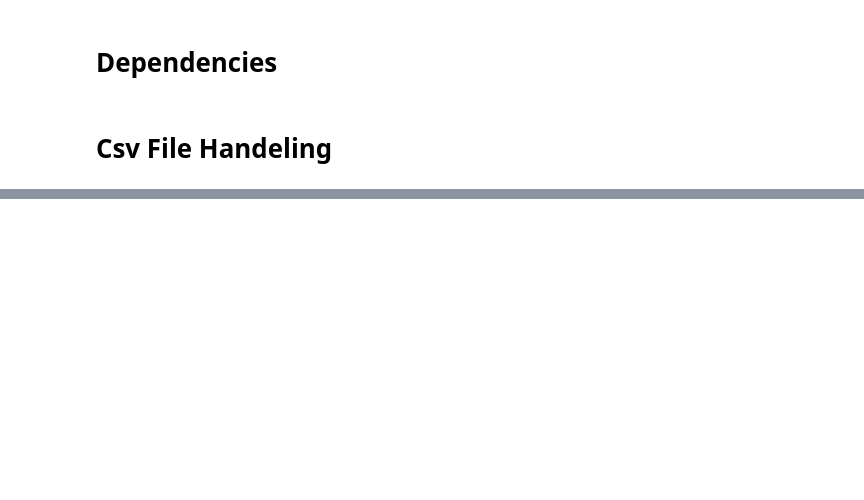
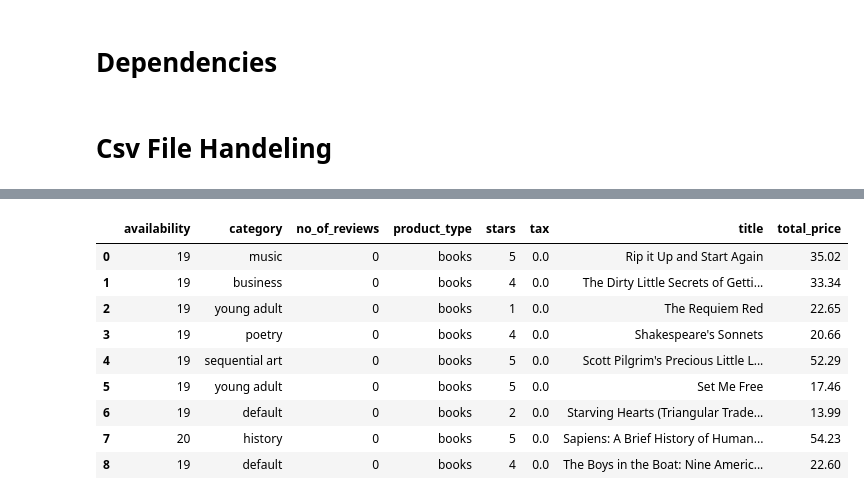
Before and after one commit to Rayal-Khatri/Python, a Jupyter notebook: Pandas/Read_files.ipynb, the cells around one changed output, grey strips where cells are left out. Saved outputs shown, nothing was run; the diff lists cells and outputs as text; code cells hidden in the pictures; blank space fills up the shorter version.

```diff
--- a/Pandas/Read_files.ipynb
+++ b/Pandas/Read_files.ipynb
@@ -23,0 +78,18 @@ df
+# %%
+df = pd.read_csv(
+    'bookdata.csv',
+    nrows = 100 ,
+    usecols = [0,1,3,4,5,6,7,8],
+)
+df.head(9)
+# %% [output]
+|  | availability | category | no_of_reviews | product_type | stars | tax | title | total_price |
+| 0 | 19 | music | 0 | books | 5 | 0.0 | Rip it Up and Start Again | 35.02 |
+| 1 | 19 | business | 0 | books | 4 | 0.0 | The Dirty Little Secrets of Getti... | 33.34 |
+| 2 | 19 | young adult | 0 | books | 1 | 0.0 | The Requiem Red | 22.65 |
+| 3 | 19 | poetry | 0 | books | 4 | 0.0 | Shakespeare's Sonnets | 20.66 |
+| 4 | 19 | sequential art | 0 | books | 5 | 0.0 | Scott Pilgrim's Precious Little L... | 52.29 |
+| 5 | 19 | young adult | 0 | books | 5 | 0.0 | Set Me Free | 17.46 |
+| 6 | 19 | default | 0 | books | 2 | 0.0 | Starving Hearts (Triangular Trade... | 13.99 |
+| 7 | 20 | history | 0 | books | 5 | 0.0 | Sapiens: A Brief History of Human... | 54.23 |
+| 8 | 19 | default | 0 | books | 4 | 0.0 | The Boys in the Boat: Nine Americ... | 22.60 |
```
Also changed, not shown: parts of 11 cells of this notebook, 2 other files.
